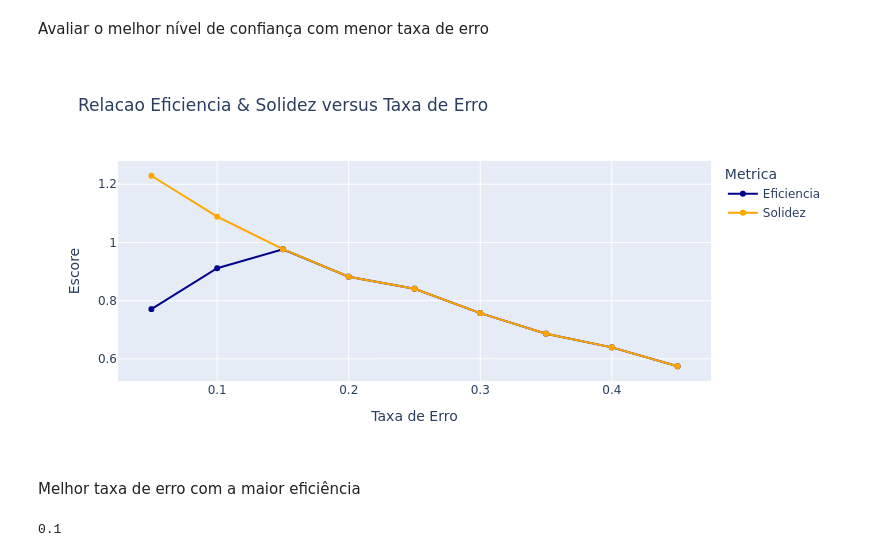
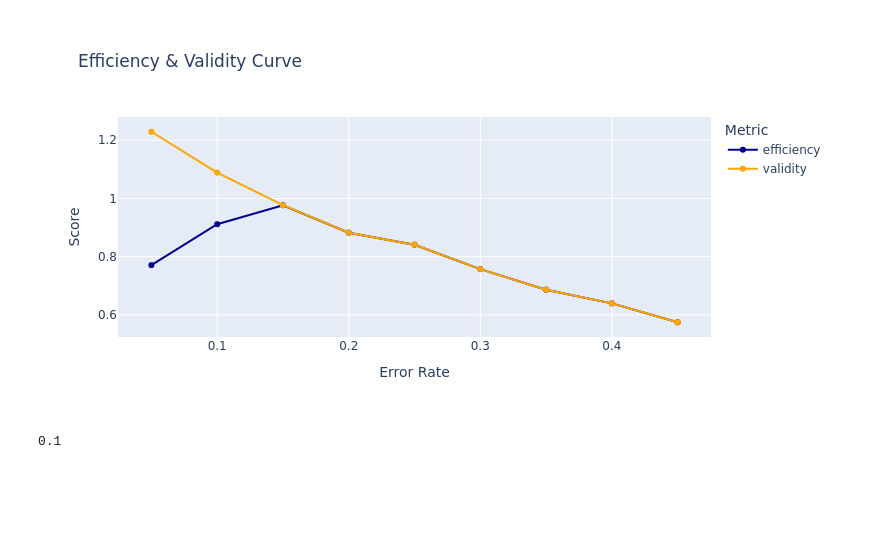
Before and after one commit to HeyLucasLeao/cp-study, a Jupyter notebook: mcp.ipynb, the cells around one changed output. Drawn from its saved outputs; the diff is of its cells as text; code cells hidden in the pictures; blank space fills up the shorter version.

```diff
--- a/mcp.ipynb
+++ b/mcp.ipynb
@@ -375,2 +25,0 @@ clf.fit(y_train)
-# %% [markdown]
-Avaliar o melhor nível de confiança com menor taxa de erro
@@ -472,9 +26,7 @@ def nc_score_histogram(clf, X, y, fig_type=None):
 # %%
-plot_onec_avgc(clf, X_test, "png")
+efficiency_curve(clf, X_test, "png")
 # %% [output]
-[figure, old version]
+[figure, new version]
-# %% [markdown]
-Melhor taxa de erro com a maior eficiência
 # %%
 clf.calibrate_alpha(X_calib)
 clf.alpha
```
Also changed, not shown: parts of 33 cells of this notebook, 1 other file.
